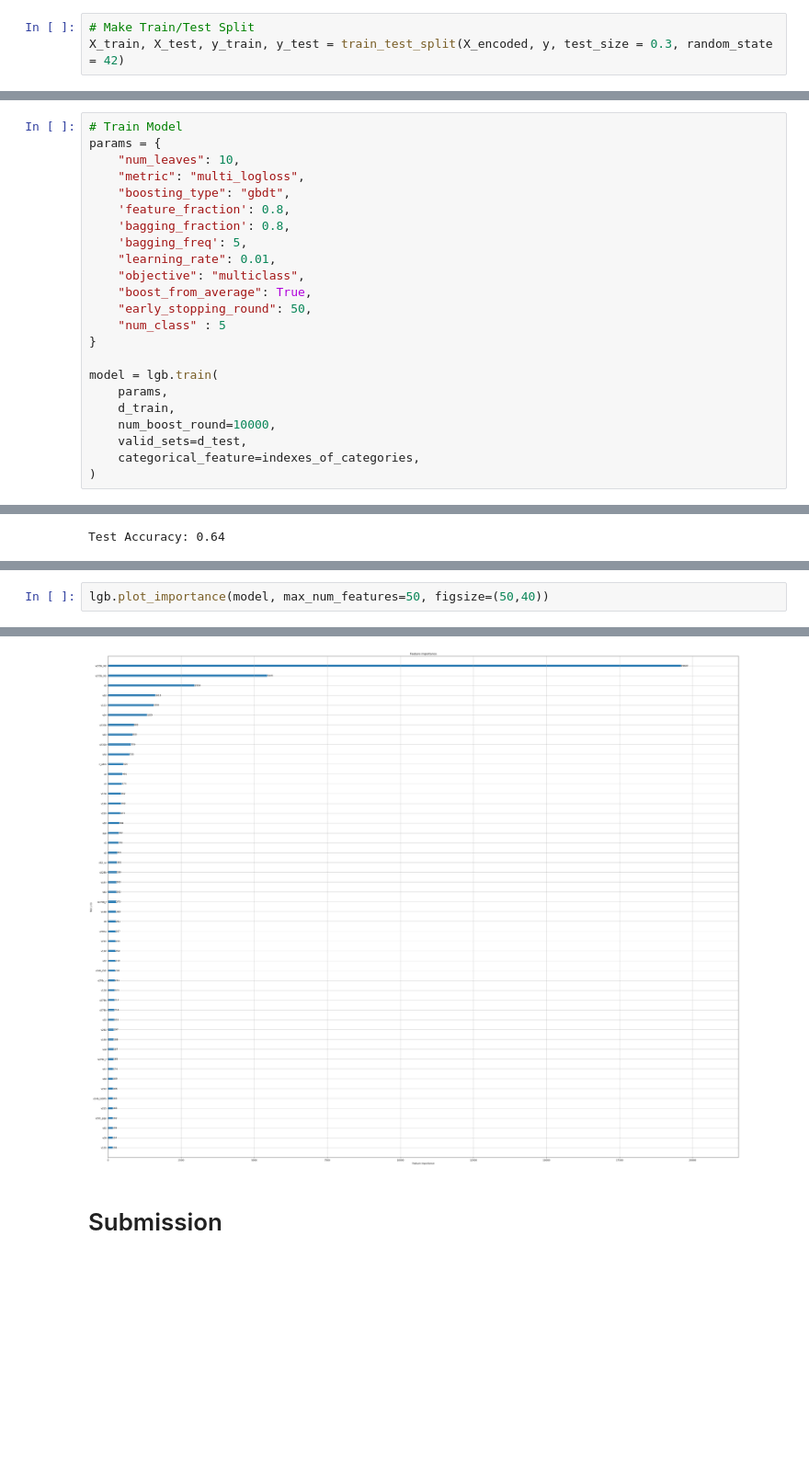
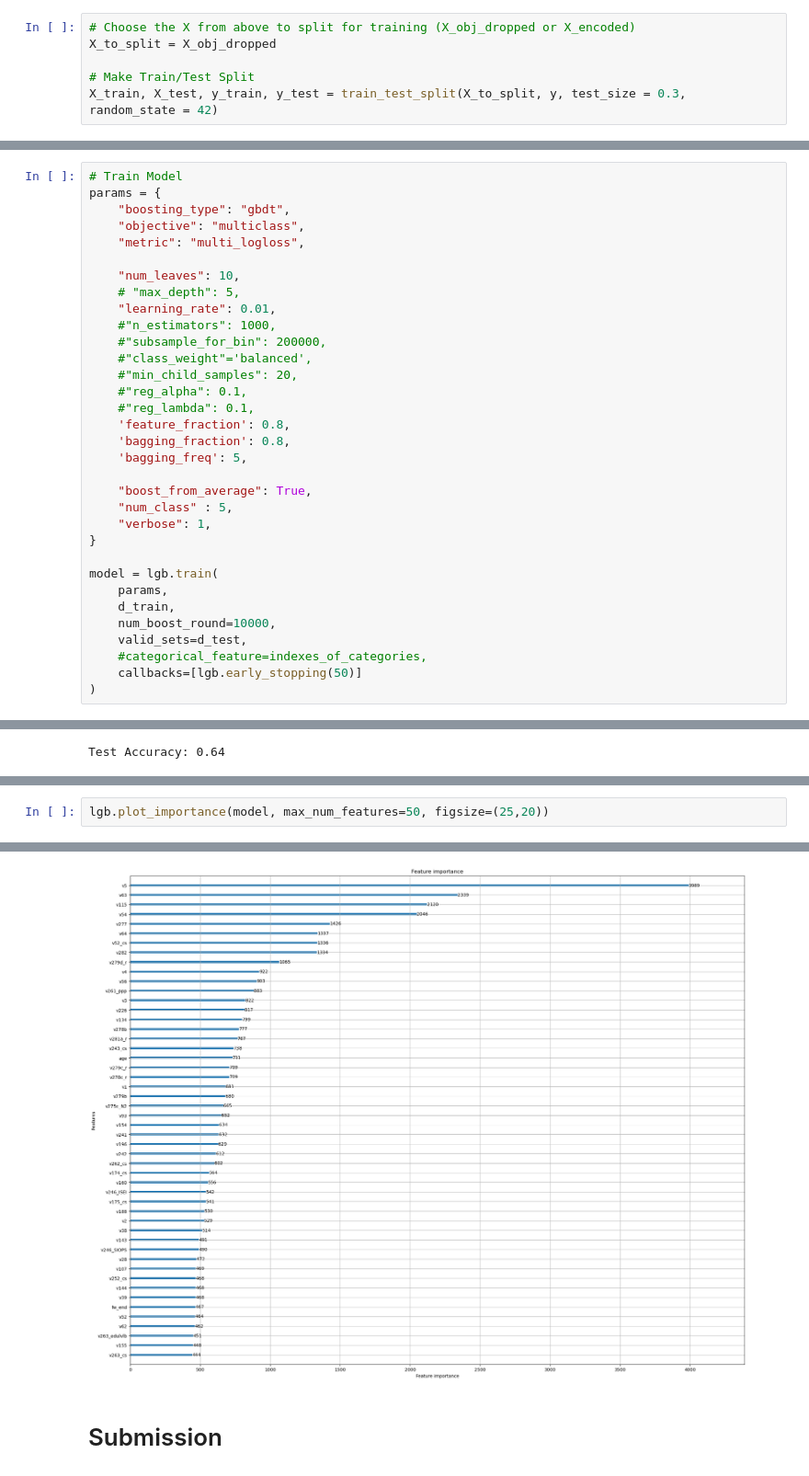
Before and after one commit to ezafar/STAT441_FinalProject, a Jupyter notebook: models/01_LightGBM.ipynb, the cells around one changed output, grey strips where cells are left out. Shown: that part at 92% size. Cells and saved outputs as stored; diff of their text form; blank space fills up the shorter version.

```diff
--- a/models/01_LightGBM.ipynb
+++ b/models/01_LightGBM.ipynb
@@ -28,6 +28,9 @@ for col in categoricals:
 # %%
+# Choose the X from above to split for training (X_obj_dropped or X_encoded)
+X_to_split = X_obj_dropped
+
 # Make Train/Test Split
-X_train, X_test, y_train, y_test = train_test_split(X_encoded, y, test_size = 0.3, random_state = 42)
+X_train, X_test, y_train, y_test = train_test_split(X_to_split, y, test_size = 0.3, random_state = 42)
 # %% [markdown]
 # 01 - Naive LGB
 # %%
@@ -73,17 +127,26 @@ d_test = lgb.Dataset(X_test, label=y_test, reference=d_train)
 # %%
 # Train Model
 params = {
+    "boosting_type": "gbdt",
+    "objective": "multiclass",
+    "metric": "multi_logloss",
+
     "num_leaves": 10,
-    "metric": "multi_logloss",
-    "boosting_type": "gbdt",
+    # "max_depth": 5,
+    "learning_rate": 0.01,
+    #"n_estimators": 1000,
+    #"subsample_for_bin": 200000,
+    #"class_weight"='balanced',
+    #"min_child_samples": 20,
+    #"reg_alpha": 0.1,
+    #"reg_lambda": 0.1,
     'feature_fraction': 0.8,
     'bagging_fraction': 0.8,
     'bagging_freq': 5,
-    "learning_rate": 0.01,
-    "objective": "multiclass",
+
     "boost_from_average": True,
-    "early_stopping_round": 50,
-    "num_class" : 5
+    "num_class" : 5,
+    "verbose": 1,
 }
 
 model = lgb.train(
@@ -91,6 +154,7 @@ model = lgb.train(
     d_train,
     num_boost_round=10000,
     valid_sets=d_test,
-    categorical_feature=indexes_of_categories,
+    #categorical_feature=indexes_of_categories,
+    callbacks=[lgb.early_stopping(50)]
 )
 # %% [output]
@@ -159,7 +219,7 @@ print(f'CV: Multi Log Loss: {cv_results['multi_logloss-mean'][-1]:.5f}')
 # %%
-lgb.plot_importance(model, max_num_features=50, figsize=(50,40))
+lgb.plot_importance(model, max_num_features=50, figsize=(25,20))
 # %% [output]
 <Axes: title={'center': 'Feature importance'}, xlabel='Feature importance', ylabel='Features'>
-[figure, old version]
+[figure, new version]
 # %% [markdown]
 # Submission
```
Also changed, not shown: parts of 20 cells of this notebook, 3 other files.
